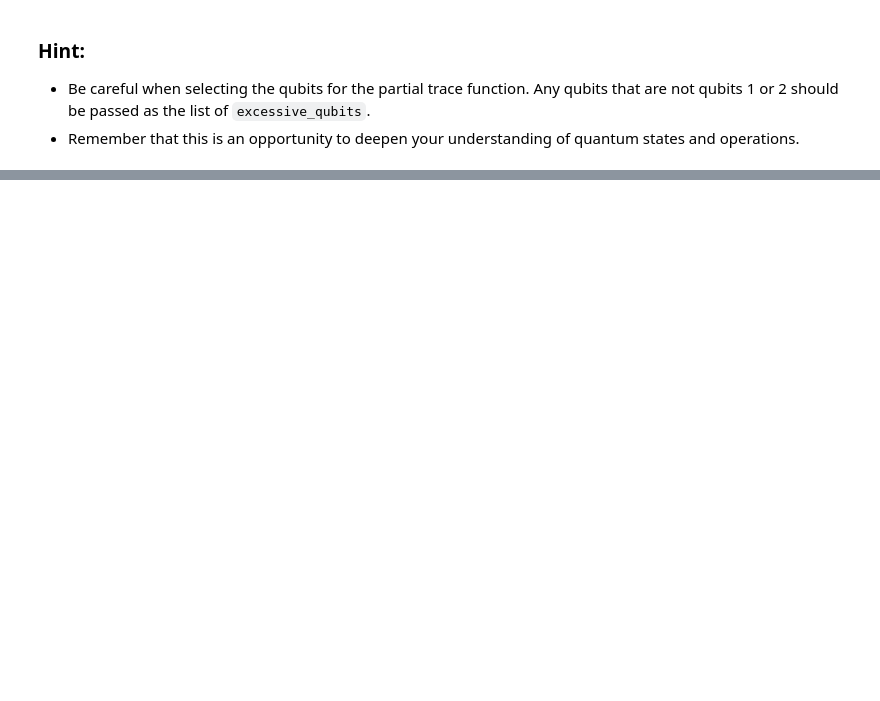
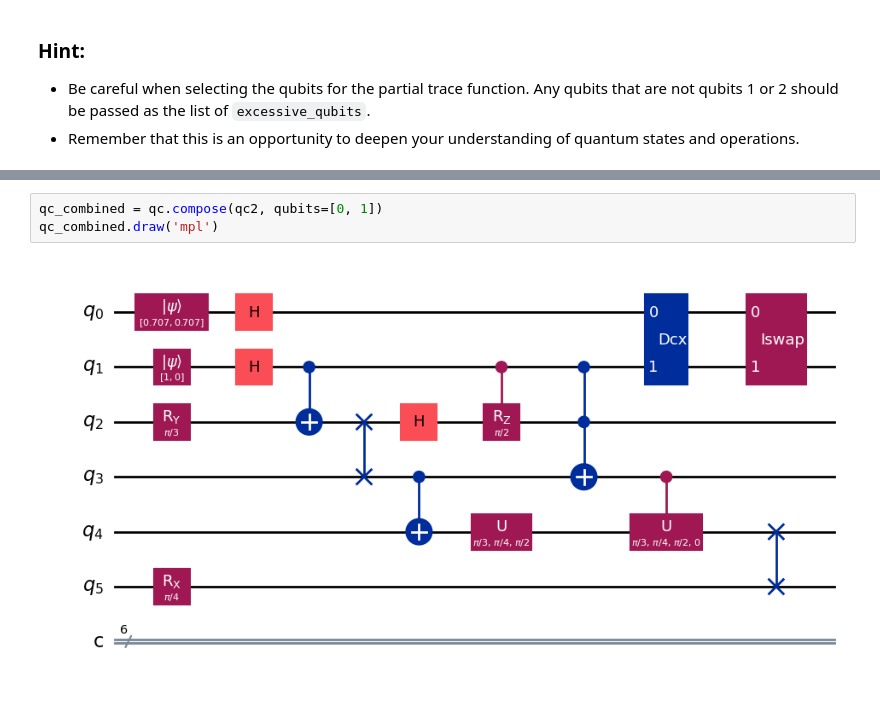
Before and after one commit to AKookani/Qiskit_course, a Jupyter notebook: Assignment2.ipynb, the cells around one changed output, grey strips where cells are left out. Saved outputs shown, nothing was run; the diff lists cells and outputs as text; blank space fills up the shorter version.

```diff
--- a/Assignment2.ipynb
+++ b/Assignment2.ipynb
@@ -63,0 +133,5 @@ This week's assignment is a continuation of the previous one. The quantum circui
+# %%
+qc_combined = qc.compose(qc2, qubits=[0, 1])
+qc_combined.draw('mpl')
+# %% [output]
+[figure, added]
```
Also changed, not shown: parts of 7 cells of this notebook.
